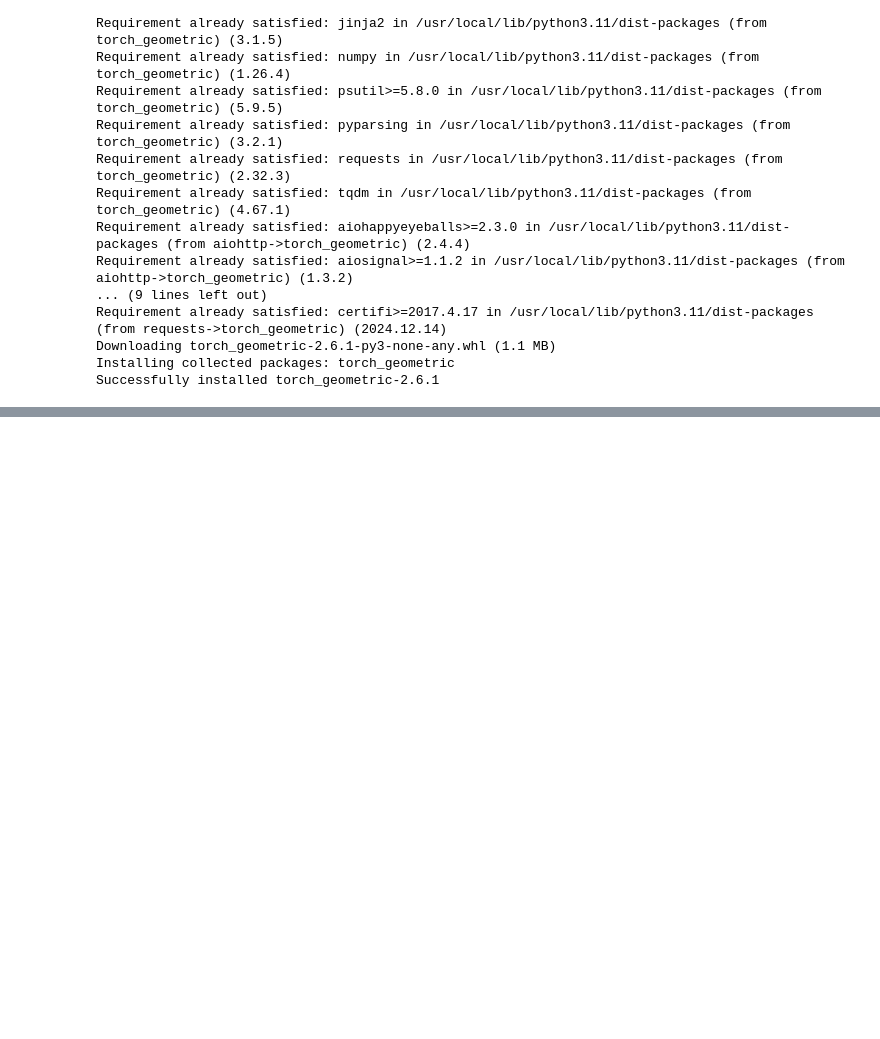
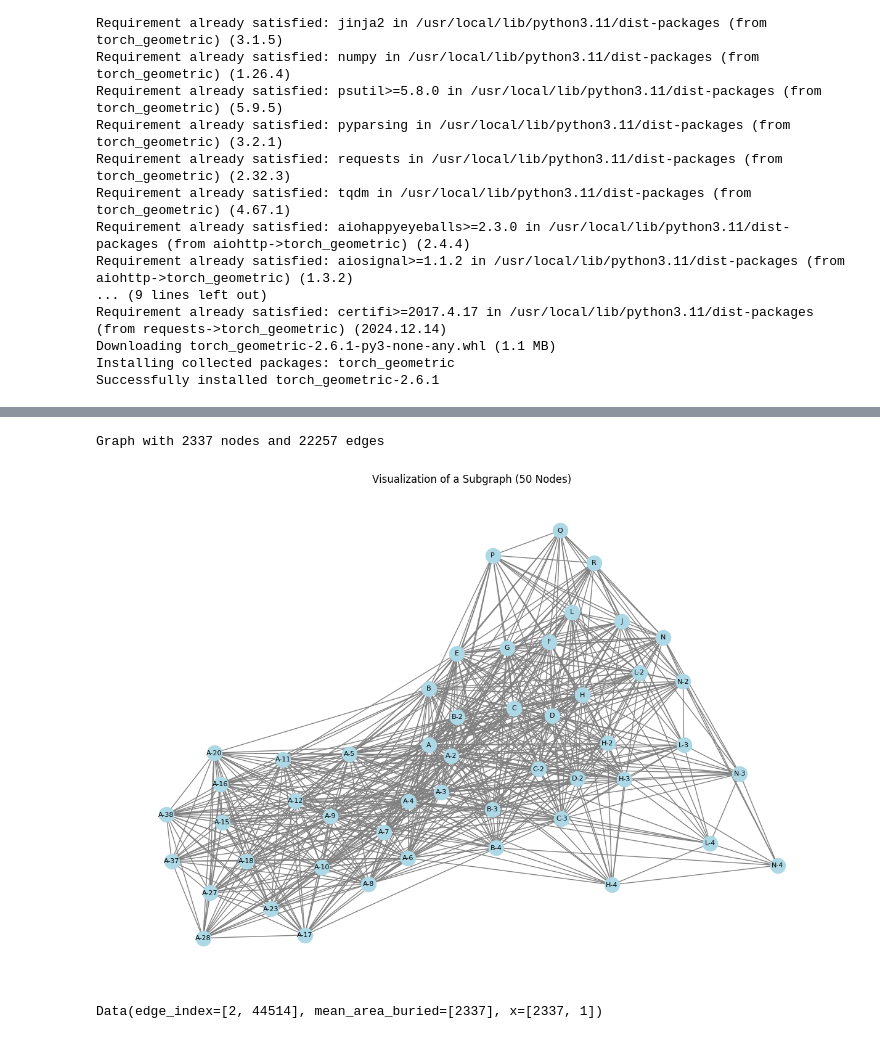
Before and after one commit to saktiworkstation/GNNs-LLMs-Research, a Jupyter notebook: GNN_DOVE.ipynb, the cells around one changed output, grey strips where cells are left out. Drawn from its saved outputs; the diff is of its cells as text; code cells hidden in the pictures; blank space fills up the shorter version.

```diff
--- a/GNN_DOVE.ipynb
+++ b/GNN_DOVE.ipynb
@@ -32,0 +72,69 @@ from sklearn.preprocessing import StandardScaler
+# %%
+import networkx as nx
+
+# Extract pairs of interacting chains
+edges = data[['Biounit chain name (1)', 'Biounit chain name (2)']].values
+
+# Create a graph using NetworkX
+protein_graph = nx.Graph()
+protein_graph.add_edges_from(edges)
+
+# Add node features (mean area buried) from the dataset
+for _, row in data.iterrows():
+    chain_1 = row['Biounit chain name (1)']
+    chain_2 = row['Biounit chain name (2)']
+    mean_area = row['Mean area buried by each chain']
+
+    # Add attributes to nodes
+    protein_graph.nodes[chain_1]['mean_area_buried'] = mean_area
+    protein_graph.nodes[chain_2]['mean_area_buried'] = mean_area
+
+# Display basic graph information
+print(protein_graph)
+# %% [output]
+Graph with 2337 nodes and 22257 edges
+# %%
+import matplotlib.pyplot as plt
+
+# Visualize a subgraph (sampling a smaller portion for clarity)
+subgraph = protein_graph.subgraph(list(protein_graph.nodes)[:50])
+
+plt.figure(figsize=(12, 8))
+pos = nx.spring_layout(subgraph, seed=42)  # Spring layout for better visualization
+nx.draw(
+    subgraph, pos,
+    with_labels=True,
+    node_size=300,
+    node_color="lightblue",
+    font_size=8,
+    edge_color="gray"
+)
+plt.title("Visualization of a Subgraph (50 Nodes)")
+plt.show()
+# %% [output]
+[figure, added]
+# %%
+from sklearn.preprocessing import MinMaxScaler
+import torch
+from torch_geometric.data import Data
+from torch_geometric.utils import from_networkx
+
+# Scale the node features (mean_area_buried) for GNN
+scaler = MinMaxScaler()
+mean_areas = [
+    protein_graph.nodes[node].get('mean_area_buried', 0)
+    for node in protein_graph.nodes
+]
+scaled_features = scaler.fit_transform([[value] for value in mean_areas])
+
+# Assign scaled features back to nodes
+for idx, node in enumerate(protein_graph.nodes):
+    protein_graph.nodes[node]['feature'] = scaled_features[idx][0]
+
+# Convert NetworkX graph to PyTorch Geometric Data format
+gnn_data = from_networkx(protein_graph, group_node_attrs=['feature'])
+
+# Check the resulting graph data structure
+gnn_data
+# %% [output]
+Data(edge_index=[2, 44514], mean_area_buried=[2337], x=[2337, 1])
```
Also changed, not shown: parts of 5 cells of this notebook.
